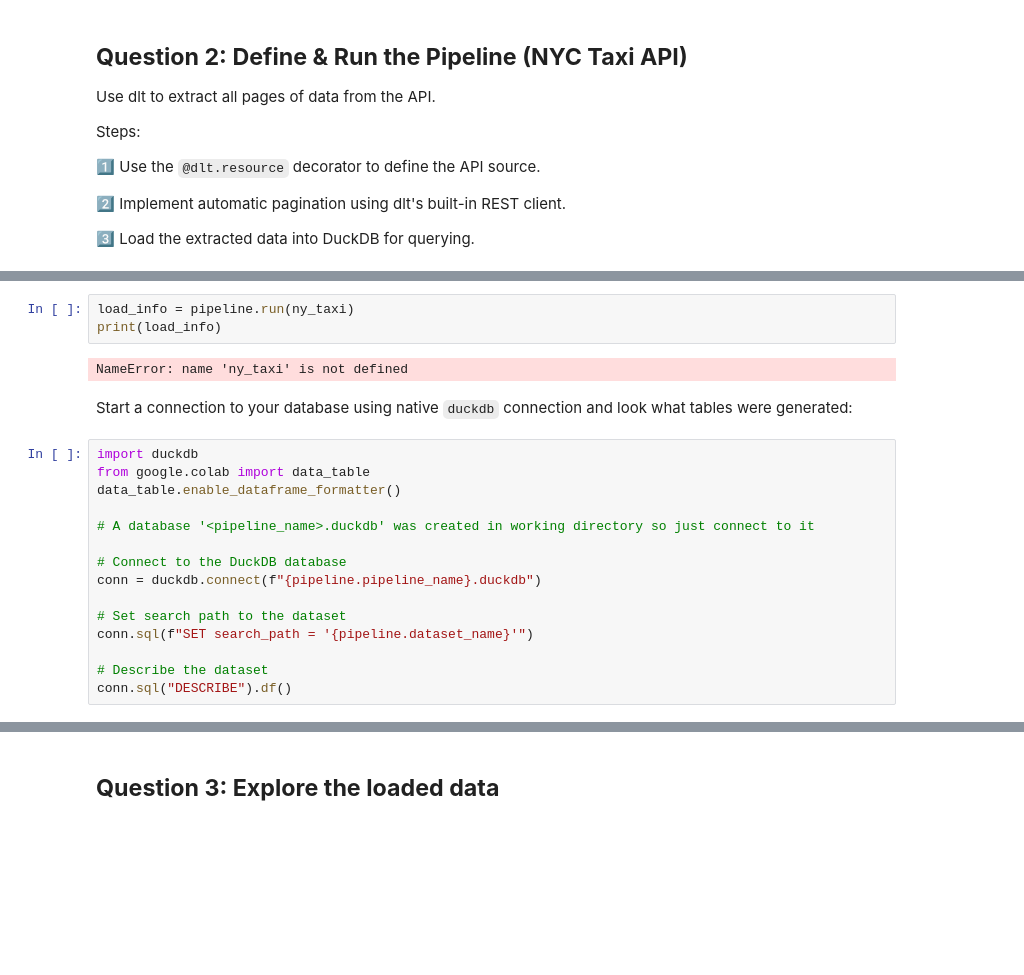
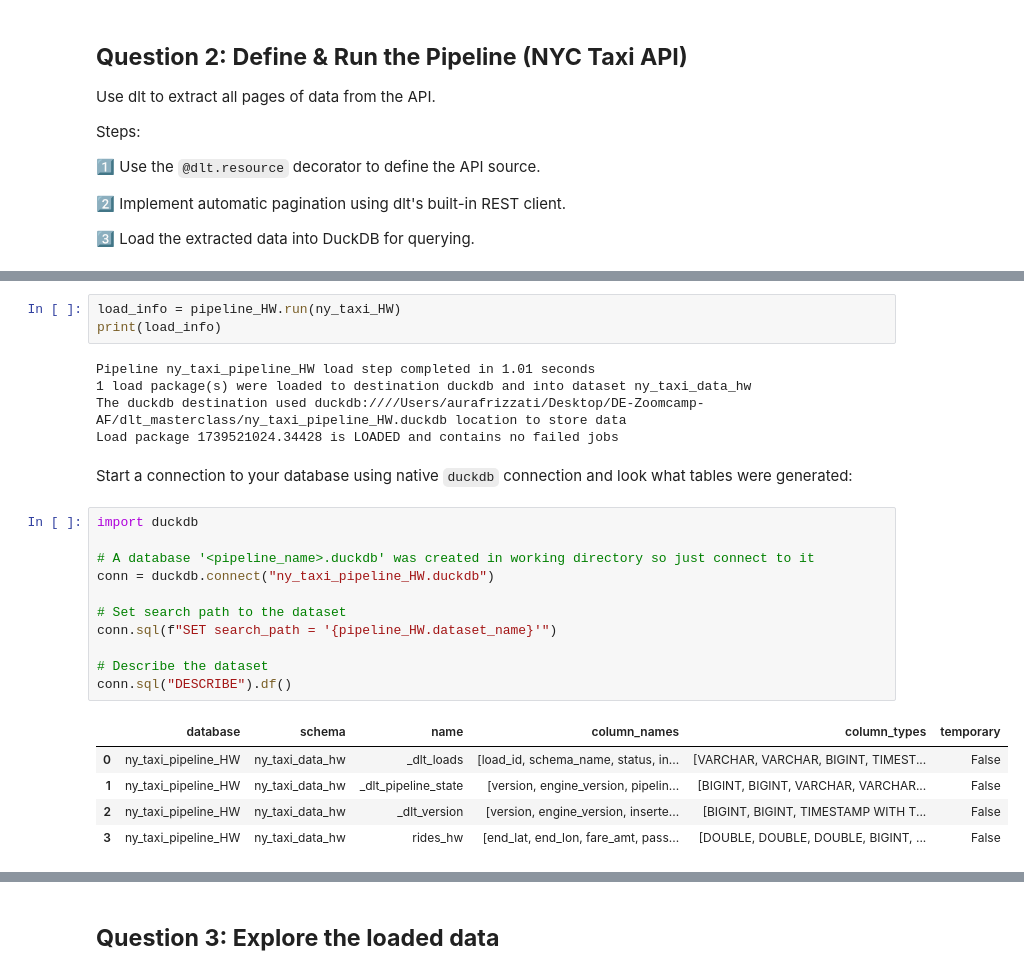
Before and after one commit to AuraFrizzati/DE-Zoomcamp-AF, a Jupyter notebook: dlt_masterclass/DEZoomcamp_dlt_Homework.ipynb, the cells around one changed output, grey strips where cells are left out. Cells and saved outputs as stored; diff of their text form; blank space fills up the shorter version.

```diff
--- a/dlt_masterclass/DEZoomcamp_dlt_Homework.ipynb
+++ b/dlt_masterclass/DEZoomcamp_dlt_Homework.ipynb
@@ -84,23 +98,28 @@ pipeline = dlt.pipeline(
 )
 # %%
-load_info = pipeline.run(ny_taxi)
+load_info = pipeline_HW.run(ny_taxi_HW)
 print(load_info)
 # %% [output]
-NameError: name 'ny_taxi' is not defined
+Pipeline ny_taxi_pipeline_HW load step completed in 1.01 seconds
+1 load package(s) were loaded to destination duckdb and into dataset ny_taxi_data_hw
+The duckdb destination used duckdb:////Users/aurafrizzati/Desktop/DE-Zoomcamp-AF/dlt_masterclass/ny_taxi_pipeline_HW.duckdb location to store data
+Load package 1739521024.34428 is LOADED and contains no failed jobs
 # %% [markdown]
 Start a connection to your database using native `duckdb` connection and look what tables were generated:
 # %%
 import duckdb
-from google.colab import data_table
-data_table.enable_dataframe_formatter()
 
 # A database '<pipeline_name>.duckdb' was created in working directory so just connect to it
-
-# Connect to the DuckDB database
-conn = duckdb.connect(f"{pipeline.pipeline_name}.duckdb")
+conn = duckdb.connect("ny_taxi_pipeline_HW.duckdb")
 
 # Set search path to the dataset
-conn.sql(f"SET search_path = '{pipeline.dataset_name}'")
+conn.sql(f"SET search_path = '{pipeline_HW.dataset_name}'")
 
 # Describe the dataset
 conn.sql("DESCRIBE").df()
+# %% [output]
+|  | database | schema | name | column_names | column_types | temporary |
+| 0 | ny_taxi_pipeline_HW | ny_taxi_data_hw | _dlt_loads | [load_id, schema_name, status, in... | [VARCHAR, VARCHAR, BIGINT, TIMEST... | False |
+| 1 | ny_taxi_pipeline_HW | ny_taxi_data_hw | _dlt_pipeline_state | [version, engine_version, pipelin... | [BIGINT, BIGINT, VARCHAR, VARCHAR... | False |
+| 2 | ny_taxi_pipeline_HW | ny_taxi_data_hw | _dlt_version | [version, engine_version, inserte... | [BIGINT, BIGINT, TIMESTAMP WITH T... | False |
+| 3 | ny_taxi_pipeline_HW | ny_taxi_data_hw | rides_hw | [end_lat, end_lon, fare_amt, pass... | [DOUBLE, DOUBLE, DOUBLE, BIGINT, ... | False |
```
Also changed, not shown: parts of 9 cells of this notebook, 2 other files.
